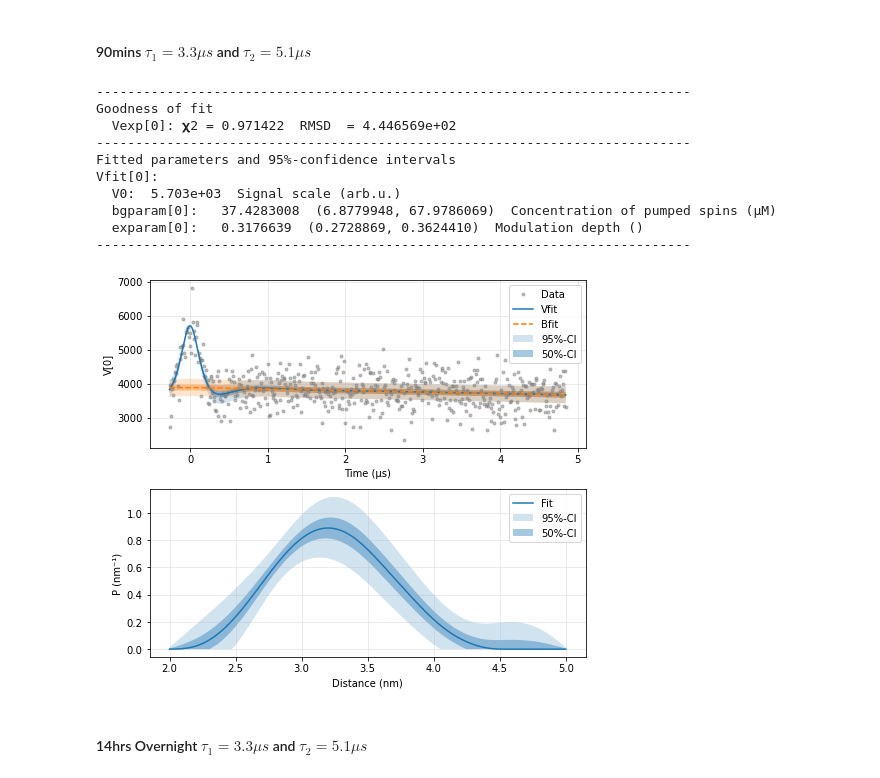
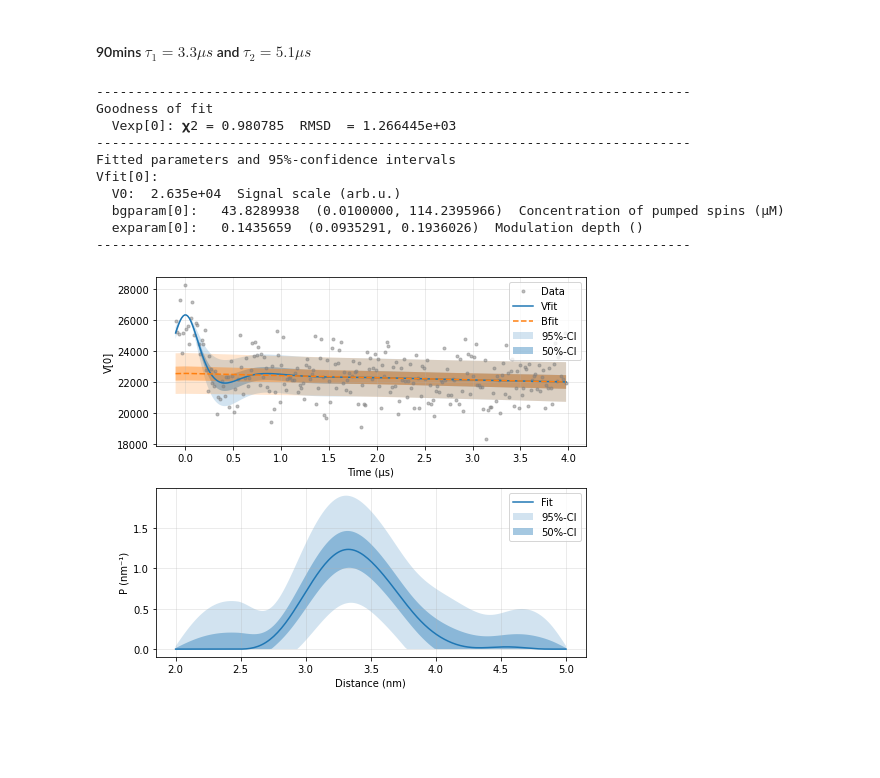
Before and after one commit to JeschkeLab/autoDEER, a Jupyter notebook: Jupyter Notebooks/Deerlab.ipynb, the cells around one changed output. Drawn from its saved outputs; the diff is of its cells as text; code cells hidden in the pictures; blank space fills up the shorter version.

```diff
--- a/Jupyter Notebooks/Deerlab.ipynb
+++ b/Jupyter Notebooks/Deerlab.ipynb
@@ -25,23 +35,21 @@ print('4Pulse times:',exp.time_4p)
 # %% [markdown]
 #### 90mins  $\tau_1 = 3.3\mu s$ and $\tau_2 = 5.1\mu s$
 # %%
-t, Vexp = dl.deerload('/mnt/v/Data/2D Decoherence/MQ460/MQ460_H2O_gly/2021_11_10_DEER_TEST/20211110_MQ460_50K_Protonated_DEER_2hrs_d3_3020_90min/20211110_MQ460_50K_Protonated_DEER_2hrs_d3_3020_90min.DSC')
+t, Vexp = dl.deerload('/home/xuser/xeprFiles/Data/HUKA/2021/2021_12_16_MQ460_25uM_H20_gly/DEER_50k_MQ460_H20_25uM_d1_2600_d2_4800.DSC')
 Vexp = dl.correctphase(Vexp)
 t = dl.correctzerotime(Vexp,t)
 r = np.linspace(2,5,200)           # distance axis, nm
 fit = dl.fitmodel(Vexp,t,r,'P',dl.bg_hom3d,dl.ex_4pdeer,verbose=True)
 a= fit.plot()
 # %% [output]
 ----------------------------------------------------------------------------
 Goodness of fit
-  Vexp[0]: 𝛘2 = 0.971422  RMSD  = 4.446569e+02
+  Vexp[0]: 𝛘2 = 0.980785  RMSD  = 1.266445e+03
 ----------------------------------------------------------------------------
 Fitted parameters and 95%-confidence intervals
 Vfit[0]:
-  V0:  5.703e+03  Signal scale (arb.u.)
-  bgparam[0]:   37.4283008  (6.8779948, 67.9786069)  Concentration of pumped spins (μM)
-  exparam[0]:   0.3176639  (0.2728869, 0.3624410)  Modulation depth ()
+  V0:  2.635e+04  Signal scale (arb.u.)
+  bgparam[0]:   43.8289938  (0.0100000, 114.2395966)  Concentration of pumped spins (μM)
+  exparam[0]:   0.1435659  (0.0935291, 0.1936026)  Modulation depth ()
 ----------------------------------------------------------------------------
-[figure, old version]
+[figure, new version]
-# %% [markdown]
-#### 14hrs Overnight $\tau_1 = 3.3\mu s$ and $\tau_2 = 5.1\mu s$
```
Also changed, not shown: parts of 34 cells of this notebook, 1 other file.
